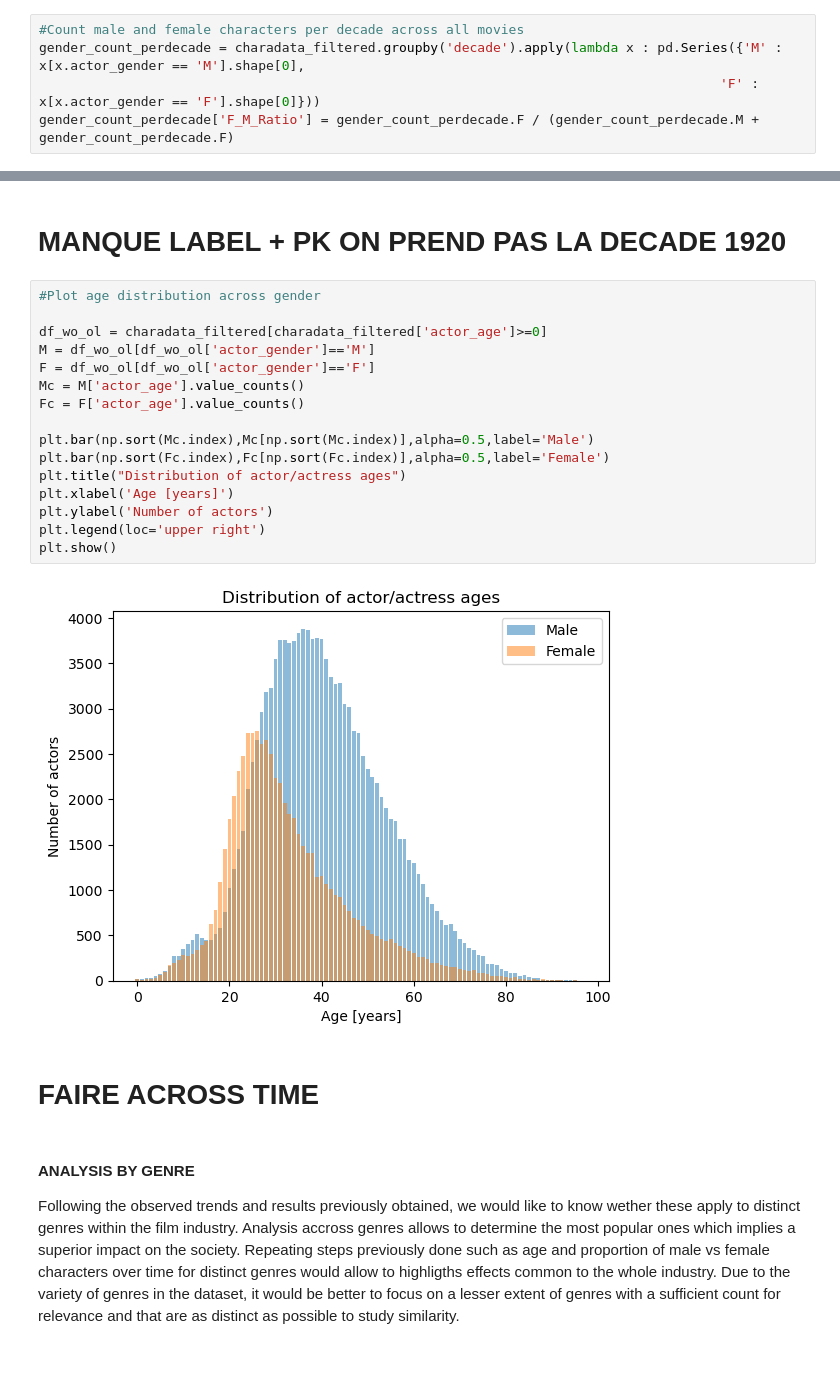
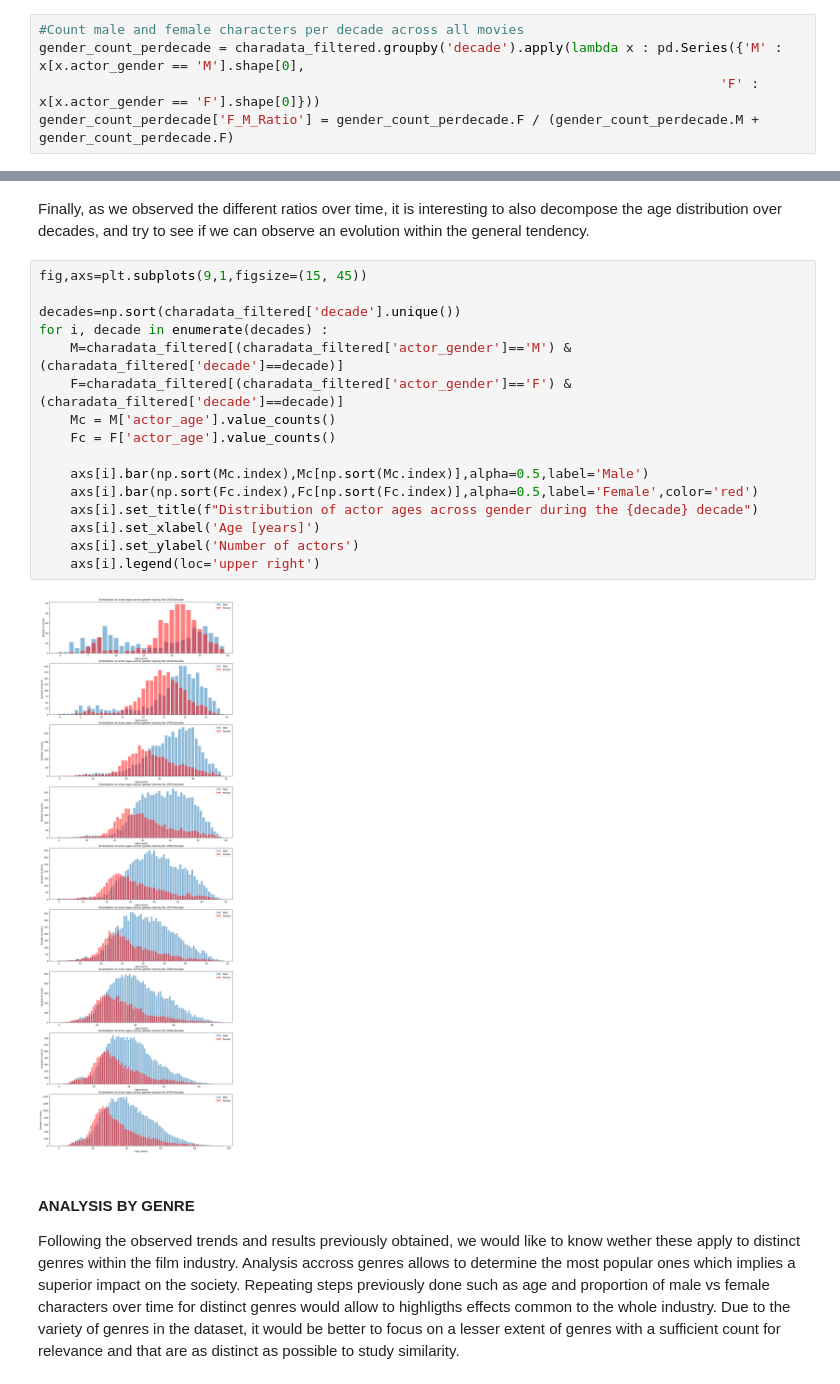
Before and after one commit to epfl-ada/ada-2022-project-nonansland22, a Jupyter notebook: Project_NoNansLand.ipynb, the cells around one changed output, grey strips where cells are left out. Drawn from its saved outputs; the diff is of its cells as text.

```diff
--- a/Project_NoNansLand.ipynb
+++ b/Project_NoNansLand.ipynb
@@ -417,25 +403,23 @@ plt.show()
-# %% [markdown]
-# MANQUE LABEL + PK ON PREND PAS LA DECADE 1920
+# %% [markdown]
+Finally, as we observed the different ratios over time, it is interesting to also decompose the age distribution over decades, and try to see if we can observe an evolution within the general tendency.
 # %%
-#Plot age distribution across gender
+fig,axs=plt.subplots(9,1,figsize=(15, 45))
 
-df_wo_ol = charadata_filtered[charadata_filtered['actor_age']>=0]
-M = df_wo_ol[df_wo_ol['actor_gender']=='M']
-F = df_wo_ol[df_wo_ol['actor_gender']=='F']
-Mc = M['actor_age'].value_counts()
-Fc = F['actor_age'].value_counts()
+decades=np.sort(charadata_filtered['decade'].unique())
+for i, decade in enumerate(decades) :
+    M=charadata_filtered[(charadata_filtered['actor_gender']=='M') & (charadata_filtered['decade']==decade)]
+    F=charadata_filtered[(charadata_filtered['actor_gender']=='F') & (charadata_filtered['decade']==decade)]
+    Mc = M['actor_age'].value_counts()
+    Fc = F['actor_age'].value_counts()
 
-plt.bar(np.sort(Mc.index),Mc[np.sort(Mc.index)],alpha=0.5,label='Male')
-plt.bar(np.sort(Fc.index),Fc[np.sort(Fc.index)],alpha=0.5,label='Female')
-plt.title("Distribution of actor/actress ages")
-plt.xlabel('Age [years]')
-plt.ylabel('Number of actors')
-plt.legend(loc='upper right')
-plt.show()
+    axs[i].bar(np.sort(Mc.index),Mc[np.sort(Mc.index)],alpha=0.5,label='Male')
+    axs[i].bar(np.sort(Fc.index),Fc[np.sort(Fc.index)],alpha=0.5,label='Female',color='red')
+    axs[i].set_title(f"Distribution of actor ages across gender during the {decade} decade")
+    axs[i].set_xlabel('Age [years]')
+    axs[i].set_ylabel('Number of actors')
+    axs[i].legend(loc='upper right')
 # %% [output]
-[figure, old version]
+[figure, new version]
-# %% [markdown]
-# FAIRE ACROSS TIME
 # %% [markdown]
 #### ANALYSIS BY GENRE
 
```
Also changed, not shown: parts of 24 cells of this notebook.
